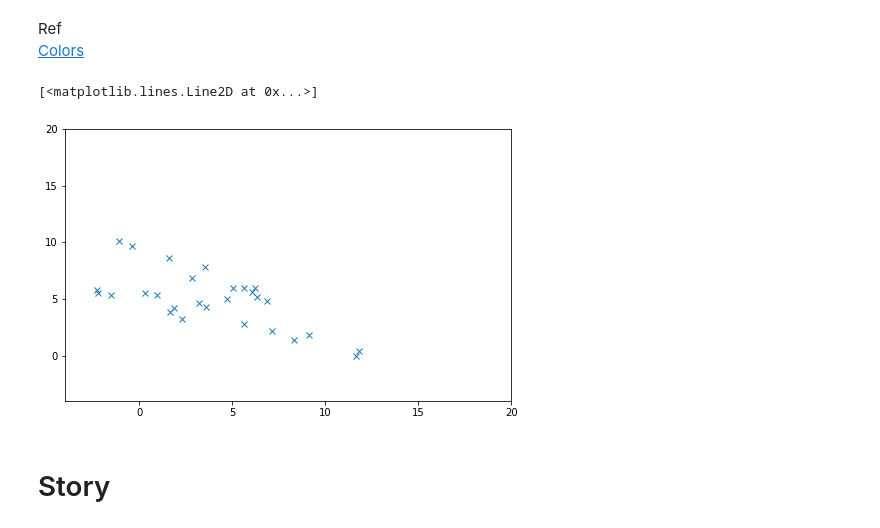
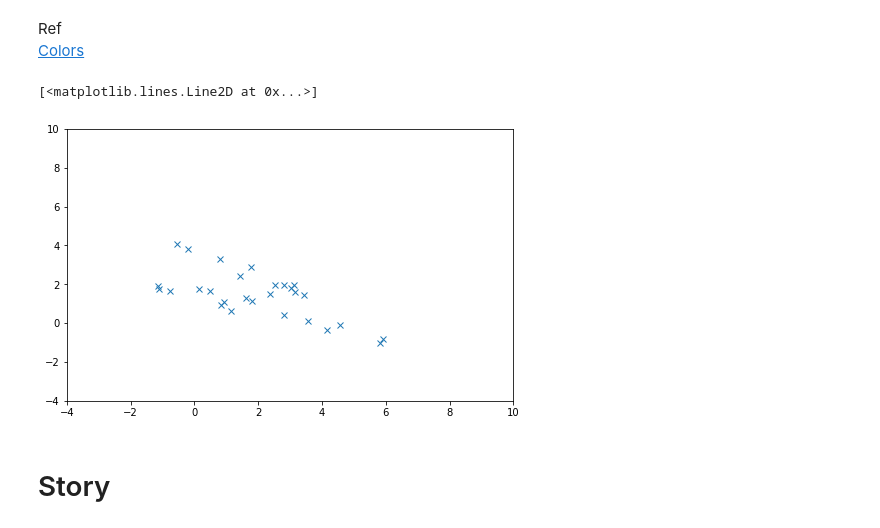
Before and after one commit to kevindoran/math-animations, a Jupyter notebook: notebooks/perceptron.ipynb, the cells around one changed output. Drawn from its saved outputs; the diff is of its cells as text; code cells hidden in the pictures.

```diff
--- a/notebooks/perceptron.ipynb
+++ b/notebooks/perceptron.ipynb
@@ -62,33 +63,33 @@ Ref
 # %%
 NUM_POINTS_PER_CLASS = 14
 NUM_CLASSES = 2
 NUM_POINTS = NUM_CLASSES * NUM_POINTS_PER_CLASS
 
 def generate_data():
     seed = 124
     rng = np.random.Generator(np.random.PCG64(seed))
     def transform(points, rotate_rads, offset):
-        scale = np.array([[0.5, 0], [0, 5.0]])
+        scale = np.array([[0.25, 0], [0, 2.5]])
         rotate = np.array([[math.cos(rotate_rads), math.sin(rotate_rads)],
                            [-math.sin(rotate_rads), math.cos(rotate_rads)]])
         points = points @ scale
         points = points @ rotate
         points = points + offset
         return points
     points = rng.multivariate_normal([0,0], [[1, 0],[0,1]], size=NUM_POINTS)
-    points_c1 = transform(points[:NUM_POINTS//2], 1.2, np.array([3, 4]))
-    points_c2 = transform(points[NUM_POINTS//2:], 0.9, np.array([5, 6]))
+    points_c1 = transform(points[:NUM_POINTS//2], 1.2, np.array([1.5, 1]))
+    points_c2 = transform(points[NUM_POINTS//2:], 0.9, np.array([2.5, 2]))
     return np.concatenate([points_c1, points_c2], axis=0)
 
 points = generate_data()
 fig, ax = plt.subplots(figsize=(8,5))
-ax.set_ylim([-4, 20])
-ax.set_xlim([-4, 20])
+ax.set_ylim([-4, 10])
+ax.set_xlim([-4, 10])
 points.T[0, :]
 ax.plot(points.T[0, :], points.T[1, :], 'x')
 # %% [output]
 [<matplotlib.lines.Line2D at 0x...>]
-[figure, old version]
+[figure, new version]
 # %%
 def project_points(points, vec, progress):
     scalars = points @ vec.T
```
Also changed, not shown: parts of 18 cells of this notebook.
